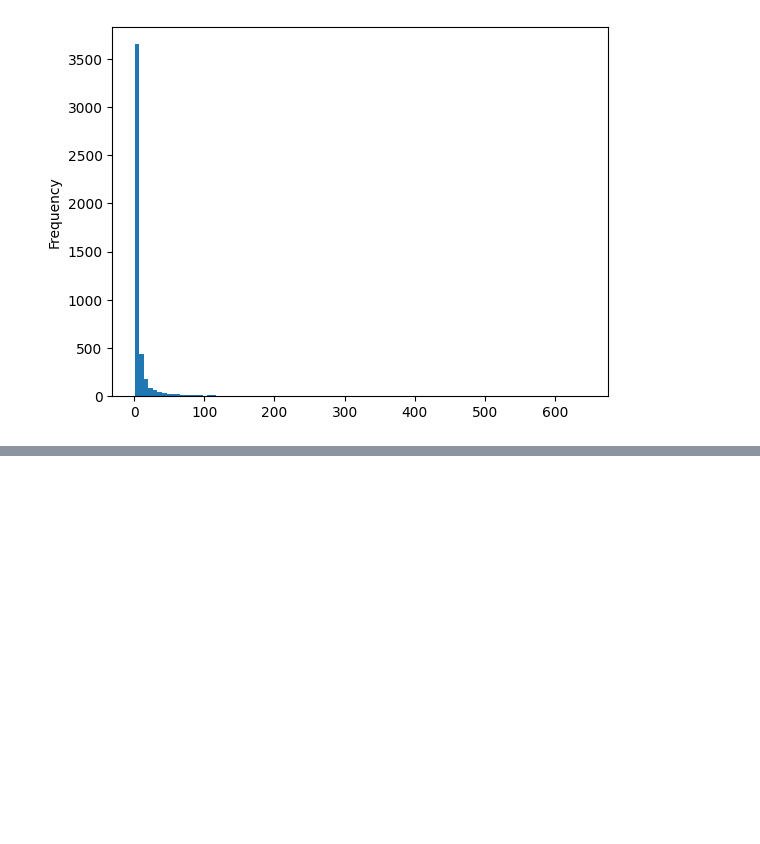
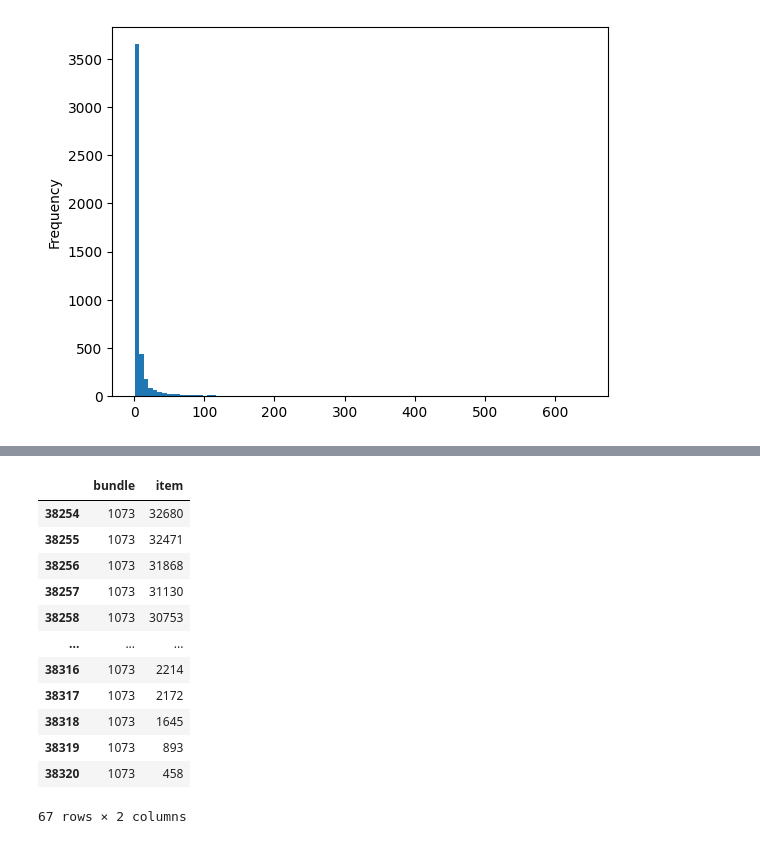
Before and after one commit to hieunt1410/Demo, a Jupyter notebook: visualize.ipynb, the cells around one changed output, grey strips where cells are left out. Saved outputs shown, nothing was run; the diff lists cells and outputs as text; code cells hidden in the pictures; blank space fills up the shorter version.

```diff
--- a/visualize.ipynb
+++ b/visualize.ipynb
@@ -61,0 +80,16 @@ ub['bundle'].value_counts().plot(kind='hist', bins=100)
+# %%
+bi[bi.bundle==1073]
+# %% [output]
+|  | bundle | item |
+| 38254 | 1073 | 32680 |
+| 38255 | 1073 | 32471 |
+| 38256 | 1073 | 31868 |
+| 38257 | 1073 | 31130 |
+| 38258 | 1073 | 30753 |
+| ... | ... | ... |
+| 38316 | 1073 | 2214 |
+| 38317 | 1073 | 2172 |
+| 38318 | 1073 | 1645 |
+| 38319 | 1073 | 893 |
+| 38320 | 1073 | 458 |
+67 rows × 2 columns
```
Also changed, not shown: parts of 5 cells of this notebook, 1 other file.
